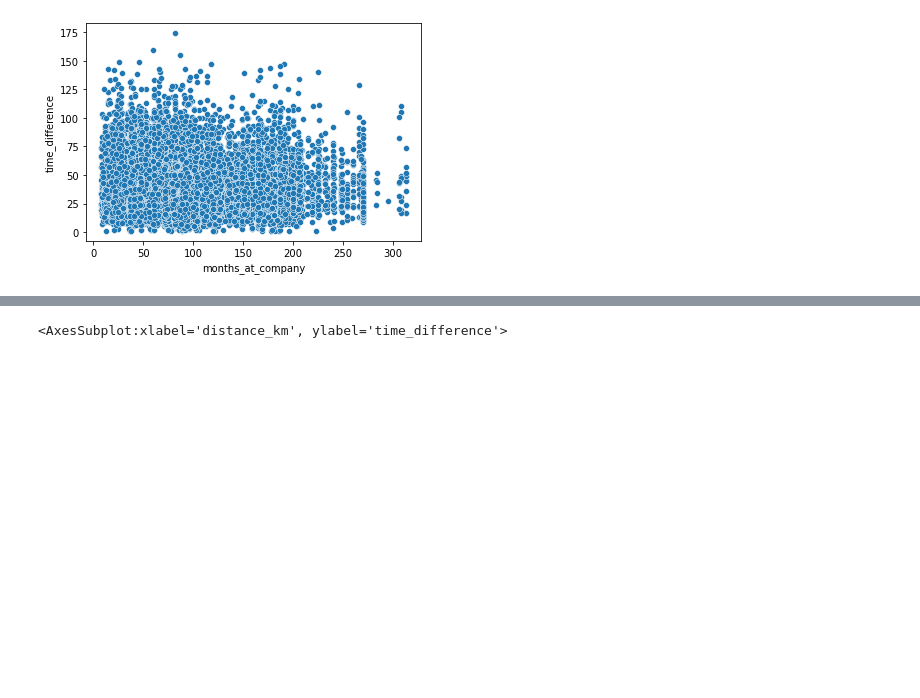
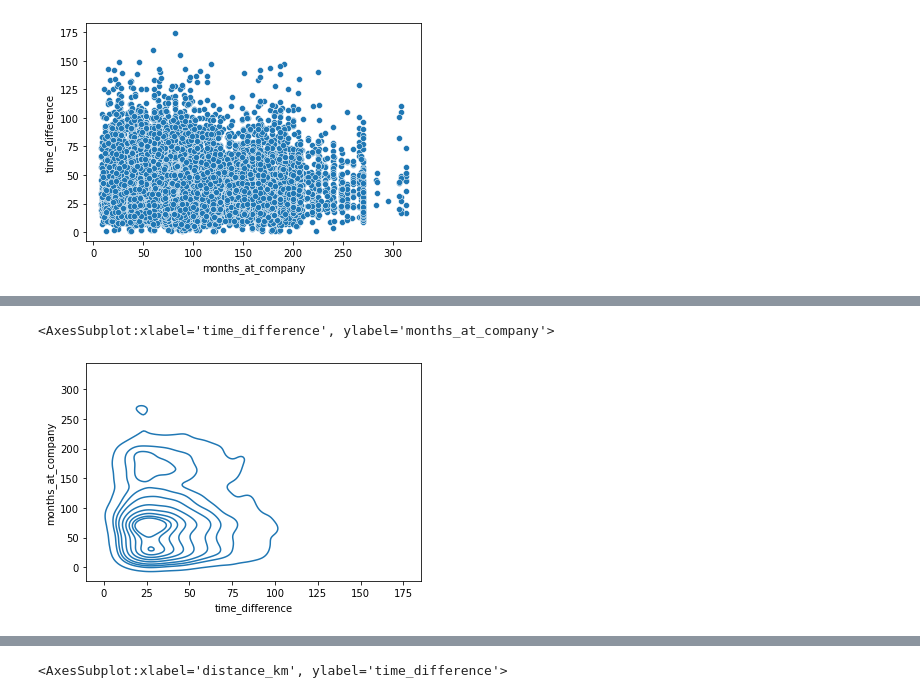
Before and after one commit to ecarril6/SendyLogistics-Team1, a Jupyter notebook: Group Project/step_3.ipynb, the cells around one changed output, grey strips where cells are left out. Cells and saved outputs as stored; diff of their text form; code cells hidden in the pictures; blank space fills up the shorter version.

Commit message:
Contour plot

```diff
--- a/Group Project/step_3.ipynb
+++ b/Group Project/step_3.ipynb
@@ -141,3 +146,9 @@ correlations
+# %%
+contour_train = sns.kdeplot(train['time_difference'],train['months_at_company'])
+contour_train
+# %% [output]
+<AxesSubplot:xlabel='time_difference', ylabel='months_at_company'>
+[figure, added]
 # %%
 sns.heatmap(correlations, cmap="vlag", vmin=-1, vmax=1)
 # %% [output]
```
Also changed, not shown: parts of 10 cells of this notebook.
